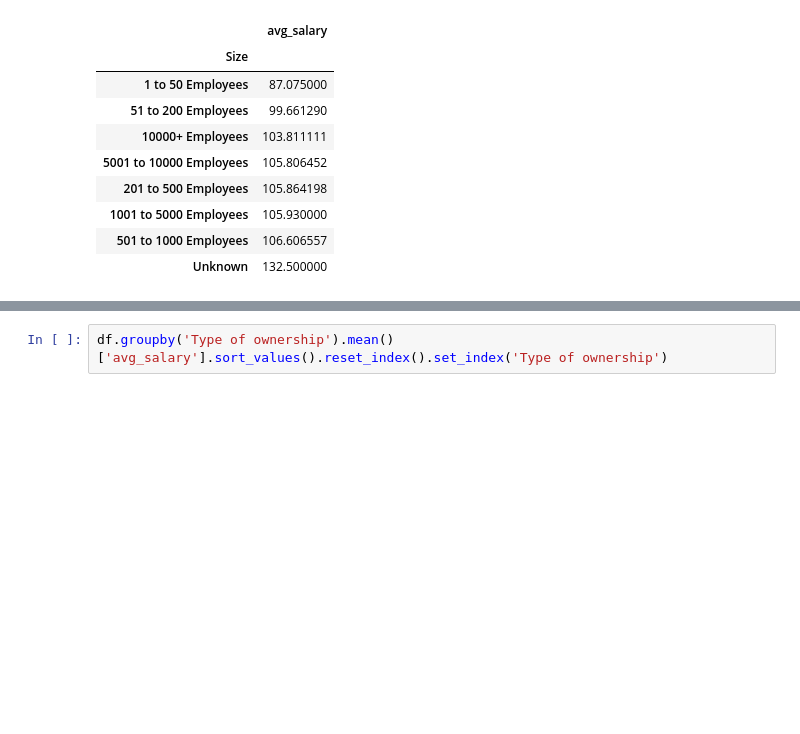
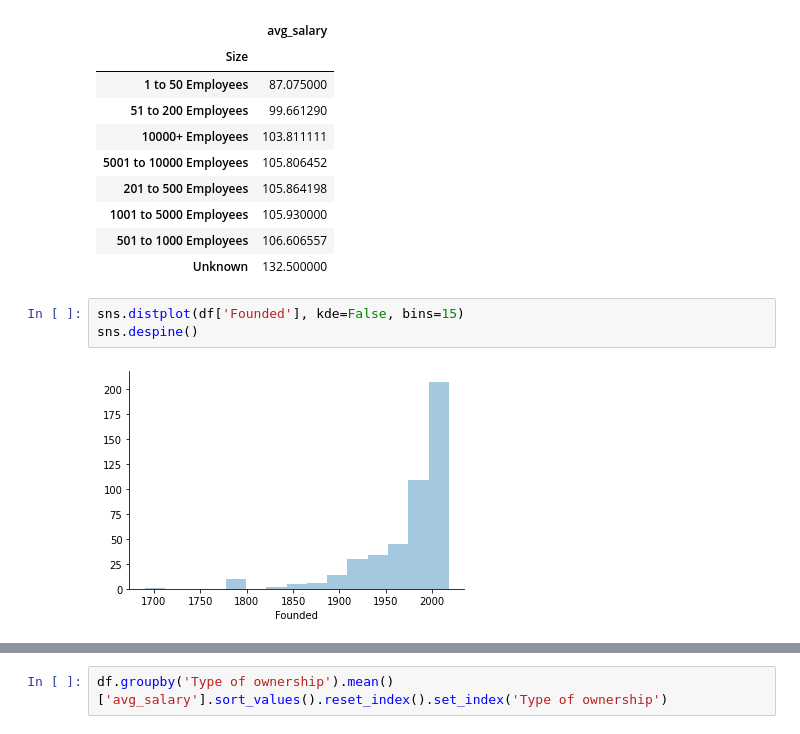
Before and after one commit to miiguelkf/DataScienceSalary, a Jupyter notebook: data_eda.ipynb, the cells around one changed output, grey strips where cells are left out. Saved outputs shown, nothing was run; the diff lists cells and outputs as text; blank space fills up the shorter version.

```diff
--- a/data_eda.ipynb
+++ b/data_eda.ipynb
@@ -300,5 +314,10 @@ df.groupby('Size').mean()['avg_salary'].sort_values().reset_index().set_index('S
 | 1001 to 5000 Employees | 105.930000 |
 | 501 to 1000 Employees | 106.606557 |
 | Unknown | 132.500000 |
+# %%
+sns.distplot(df['Founded'], kde=False, bins=15)
+sns.despine()
+# %% [output]
+[figure, added]
 # %%
 plt.figure(figsize=(16,6))
```
Also changed, not shown: parts of 6 cells of this notebook.
